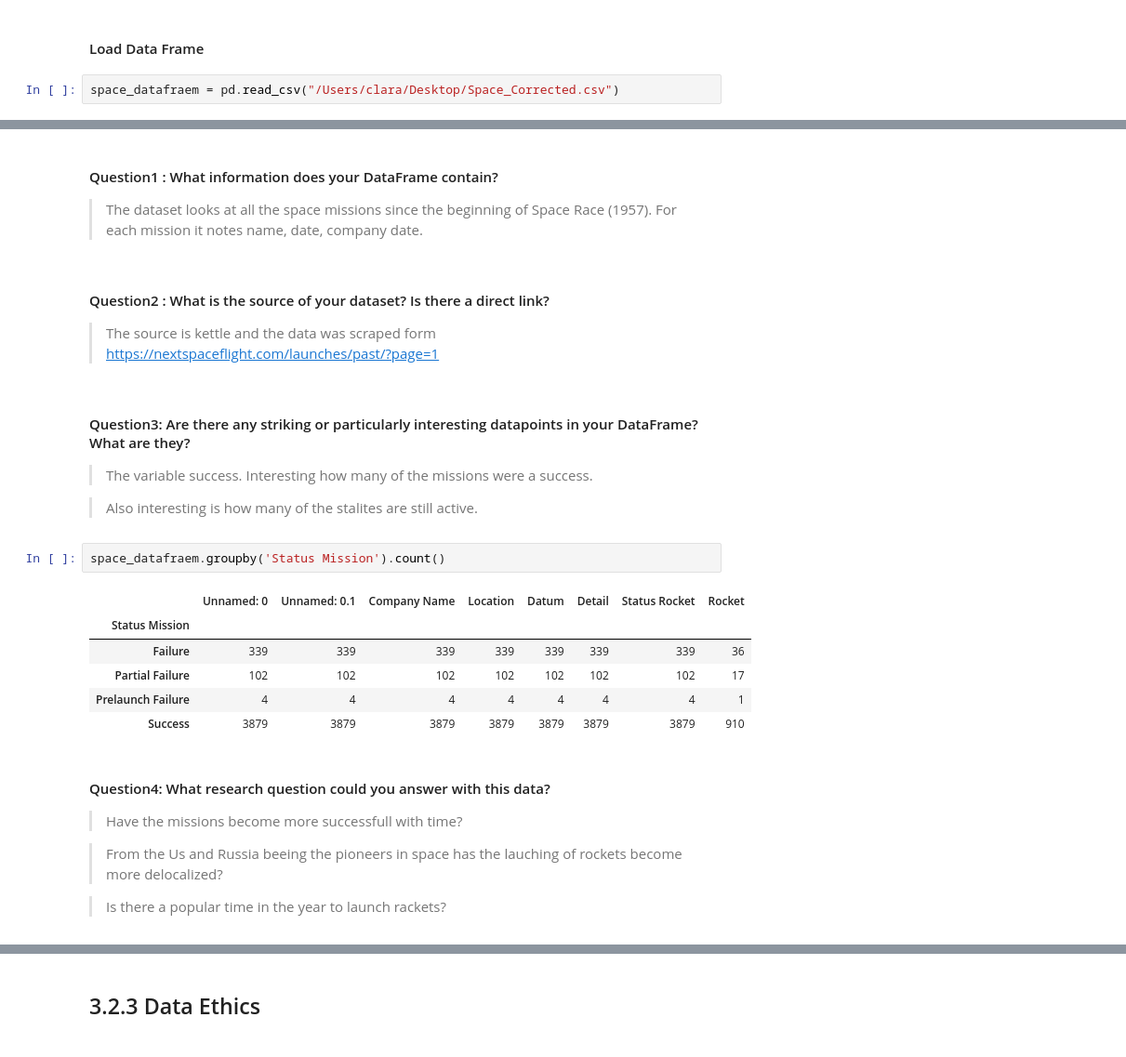
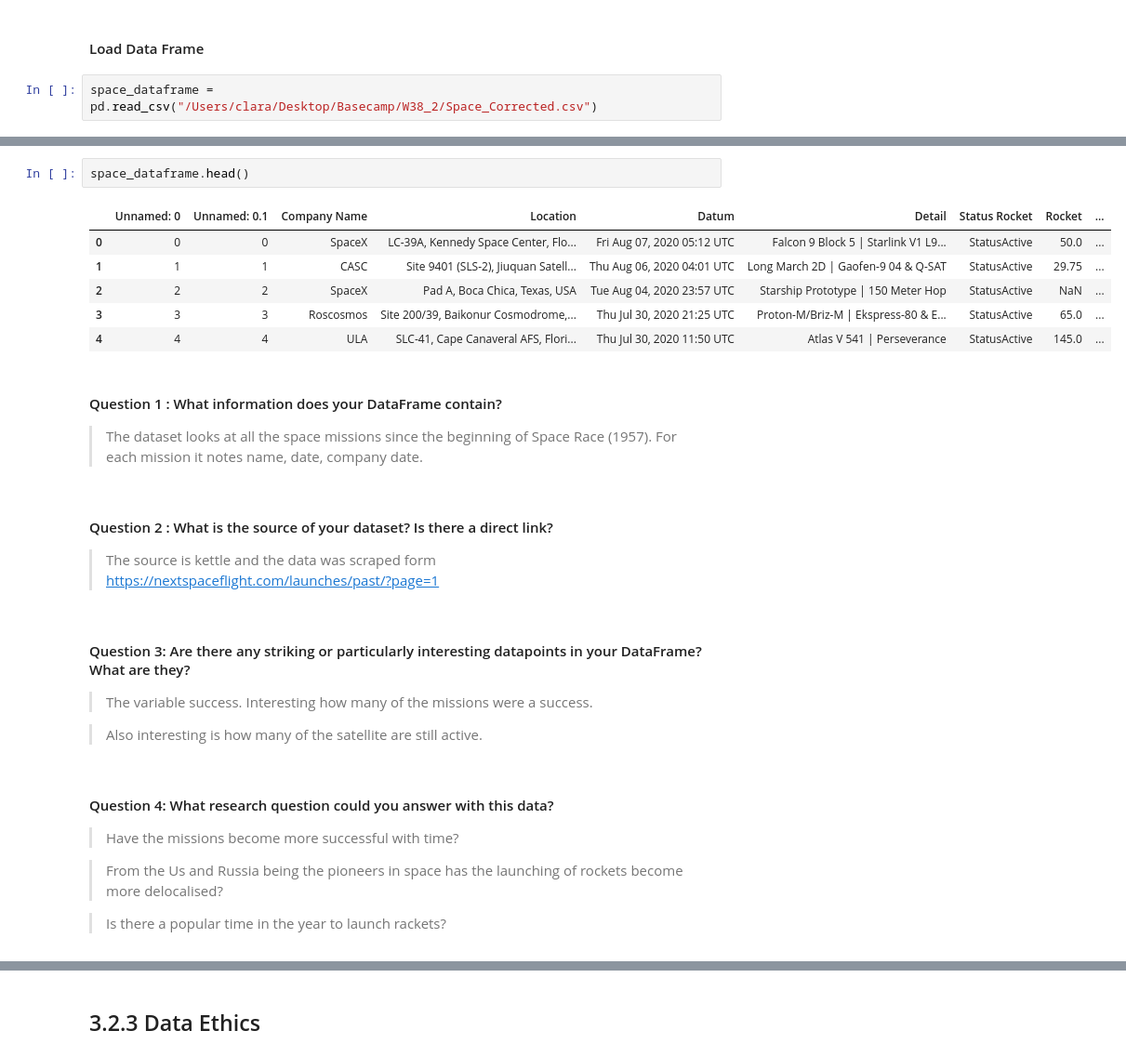
Before and after one commit to ckruckenberg/css_basecamp_k2, a Jupyter notebook: W38_2/clara_W28_2.ipynb, the cells around one changed output, grey strips where cells are left out. Shown: that part at 93% size. Saved outputs shown, nothing was run; the diff lists cells and outputs as text.

```diff
--- a/W38_2/clara_W28_2.ipynb
+++ b/W38_2/clara_W28_2.ipynb
@@ -101,4 +98,4 @@ Note that, to load your data into a pandas DataFrame, you will have to use the a
 # %% [markdown]
 #### Load Data Frame
 # %%
-space_datafraem = pd.read_csv("/Users/clara/Desktop/Space_Corrected.csv")
+space_dataframe = pd.read_csv("/Users/clara/Desktop/Basecamp/W38_2/Space_Corrected.csv")
@@ -121,32 +102,32 @@ space_datafraem
+# %%
+space_dataframe.head()
+# %% [output]
+|  | Unnamed: 0 | Unnamed: 0.1 | Company Name | Location | Datum | Detail | Status Rocket | Rocket | ... |
+| 0 | 0 | 0 | SpaceX | LC-39A, Kennedy Space Center, Flo... | Fri Aug 07, 2020 05:12 UTC | Falcon 9 Block 5 | Starlink V1 L9... | StatusActive | 50.0 | ... |
+| 1 | 1 | 1 | CASC | Site 9401 (SLS-2), Jiuquan Satell... | Thu Aug 06, 2020 04:01 UTC | Long March 2D | Gaofen-9 04 & Q-SAT | StatusActive | 29.75 | ... |
+| 2 | 2 | 2 | SpaceX | Pad A, Boca Chica, Texas, USA | Tue Aug 04, 2020 23:57 UTC | Starship Prototype | 150 Meter Hop | StatusActive | NaN | ... |
+| 3 | 3 | 3 | Roscosmos | Site 200/39, Baikonur Cosmodrome,... | Thu Jul 30, 2020 21:25 UTC | Proton-M/Briz-M | Ekspress-80 & E... | StatusActive | 65.0 | ... |
+| 4 | 4 | 4 | ULA | SLC-41, Cape Canaveral AFS, Flori... | Thu Jul 30, 2020 11:50 UTC | Atlas V 541 | Perseverance | StatusActive | 145.0 | ... |
 # %% [markdown]
-#### Question1 : What information does your DataFrame contain?
+#### Question 1 : What information does your DataFrame contain?
 
 > The dataset looks at all the space missions since the beginning of Space Race (1957). For each mission it notes name, date, company date.
 # %% [markdown]
-#### Question2 : What is the source of your dataset? Is there a direct link?
+#### Question 2 : What is the source of your dataset? Is there a direct link?
 
 > The source is kettle and the data was scraped form https://nextspaceflight.com/launches/past/?page=1
 # %% [markdown]
-#### Question3: Are there any striking or particularly interesting datapoints in your DataFrame? What are they?
+#### Question 3: Are there any striking or particularly interesting datapoints in your DataFrame? What are they?
 
 > The variable success. Interesting how many of the missions were a success.
 
-> Also interesting is how many of the stalites are still active.
+> Also interesting is how many of the satellite are still active.
-# %%
-space_datafraem.groupby('Status Mission').count()
-# %% [output]
-|  | Unnamed: 0 | Unnamed: 0.1 | Company Name | Location | Datum | Detail | Status Rocket | Rocket |
-| Status Mission |  |  |  |  |  |  |  |  |
-| Failure | 339 | 339 | 339 | 339 | 339 | 339 | 339 | 36 |
-| Partial Failure | 102 | 102 | 102 | 102 | 102 | 102 | 102 | 17 |
-| Prelaunch Failure | 4 | 4 | 4 | 4 | 4 | 4 | 4 | 1 |
-| Success | 3879 | 3879 | 3879 | 3879 | 3879 | 3879 | 3879 | 910 |
 # %% [markdown]
-#### Question4: What research question could you answer with this data?
+#### Question 4: What research question could you answer with this data?
 
-> Have the missions become more successfull with time?
+> Have the missions become more successful with time?
 
-> From the Us and Russia beeing the pioneers in space has the lauching of rockets become more delocalized?
+> From the Us and Russia being the pioneers in space has the launching of rockets become more delocalised?
 
 > Is there a popular time in the year to launch rackets?
 # %% [markdown]
```
Also changed, not shown: parts of 15 cells of this notebook, 6 other files.
